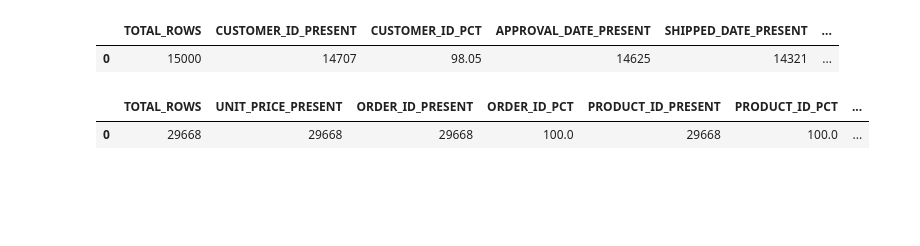
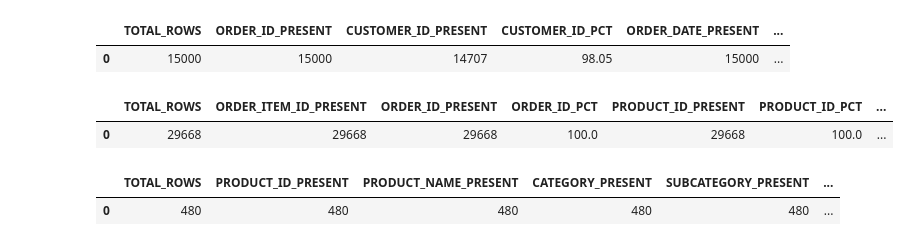
Before and after one commit to knurlybekov/novamart-analytics, a Jupyter notebook: sql/01_staging/01_completeness_profiling.ipynb, the cells around one changed output. Saved outputs shown, nothing was run; the diff lists cells and outputs as text; code cells hidden in the pictures; blank space fills up the shorter version.

```diff
--- a/sql/01_staging/01_completeness_profiling.ipynb
+++ b/sql/01_staging/01_completeness_profiling.ipynb
@@ -22,41 +22,32 @@ conn = snowflake.connector.connect(
 # %%
 query = """
 SELECT
     COUNT(*) AS total_rows,
     COUNT(order_id) AS order_id_present,
     COUNT(customer_id) AS customer_id_present,
     ROUND(100.0 * COUNT(customer_id) / COUNT(*), 2) AS customer_id_pct,
+    COUNT(order_date) AS order_date_present,
     COUNT(approval_date) AS approval_date_present,
     COUNT(shipped_date) AS shipped_date_present,
     COUNT(delivered_date) AS delivered_date_present,
     COUNT(estimated_delivery_date) AS est_delivery_present,
-    COUNT(unit_price) AS unit_price_present,
-    COUNT(item_weight_kg) AS item_weight_kg_present,
-    COUNT(order_date) AS order_date_present,
-    COUNT(carrier_id) AS carrier_present,
+    COUNT(order_status) AS order_status_present,
+    COUNT(seller_id) AS seller_id_present,
+    COUNT(carrier) AS carrier_present,
     COUNT(warehouse_origin) AS warehouse_origin_present,
     COUNT(num_items) AS num_items_present,
-    COUNT(shipped_cost) AS shipped_cost_present,
+    COUNT(order_total) AS order_total_present,
+    COUNT(shipping_cost) AS shipping_cost_present,
     COUNT(order_channel) AS order_channel_present,
+    COUNT_IF(delivered_date < order_date) AS impossible_dates
 FROM sales_raw."01_ORDERS";
 """
 
 df = pd.read_sql(query, conn)
 display(df)
-
-
-query = """
-SELECT
-    COUNT(delivered_date) AS delivered_date_present,
-    COUNT(delivered_date) WHERE order_status is not null,
-FROM sales_raw."02_ORDER_ITEMS";
-"""
-
-df = pd.read_sql(query, conn)
-display(df)
 # %% [output]
-|  | TOTAL_ROWS | CUSTOMER_ID_PRESENT | CUSTOMER_ID_PCT | APPROVAL_DATE_PRESENT | SHIPPED_DATE_PRESENT | ... |
-| 0 | 15000 | 14707 | 98.05 | 14625 | 14321 | ... |
+|  | TOTAL_ROWS | ORDER_ID_PRESENT | CUSTOMER_ID_PRESENT | CUSTOMER_ID_PCT | ORDER_DATE_PRESENT | ... |
+| 0 | 15000 | 15000 | 14707 | 98.05 | 15000 | ... |
 # %%
 query = """
 SELECT
@@ -64,28 +55,29 @@ SELECT
     COUNT(order_item_id) AS order_item_id_present,
     COUNT(order_id) AS order_id_present,
     ROUND(100.0 * COUNT(order_id) / COUNT(*), 2) AS order_id_pct,
-    COUNT(customer_id) AS customer_id_present,
-    ROUND(100.0 * COUNT(customer_id) / COUNT(*), 2) AS customer_id_pct,
     COUNT(product_id) AS product_id_present,
     ROUND(100.0 * COUNT(product_id) / COUNT(*), 2) AS product_id_pct,
     COUNT(seller_id) AS seller_id_present,
     ROUND(100.0 * COUNT(seller_id) / COUNT(*), 2) AS seller_id_pct,
     COUNT(quantity) AS quantity_present,
     COUNT(unit_price) AS unit_price_present,
-    COUNT(item_weight_kg) AS item_weight_kg_present,
+    COUNT(discount_pct) AS discount_pct_present,
+    COUNT(item_total) AS item_total_present,
+    COUNT(item_weight_kg) AS item_weight_kg_present
 FROM sales_raw."02_ORDER_ITEMS";
 """
 
 df = pd.read_sql(query, conn)
 display(df)
 # %% [output]
-|  | TOTAL_ROWS | UNIT_PRICE_PRESENT | ORDER_ID_PRESENT | ORDER_ID_PCT | PRODUCT_ID_PRESENT | PRODUCT_ID_PCT | ... |
+|  | TOTAL_ROWS | ORDER_ITEM_ID_PRESENT | ORDER_ID_PRESENT | ORDER_ID_PCT | PRODUCT_ID_PRESENT | PRODUCT_ID_PCT | ... |
 | 0 | 29668 | 29668 | 29668 | 100.0 | 29668 | 100.0 | ... |
 # %%
 query = """
 SELECT
     COUNT(*) AS total_rows,
     COUNT(product_id) AS product_id_present,
+    COUNT(product_name) AS product_name_present,
     COUNT(category) AS category_present,
     COUNT(subcategory) AS subcategory_present,
     COUNT(price) AS price_present,
@@ -93,12 +85,15 @@ SELECT
     COUNT(weight_kg) AS weight_kg_present,
     COUNT(length_cm) AS length_cm_present,
     COUNT(width_cm) AS width_cm_present,
-    COUNT(height_cm) AS height_cm_present,
+    COUNT(height_cm) AS height_cm_present
 FROM sales_raw."03_PRODUCTS";
 """
 
 df = pd.read_sql(query, conn)
 display(df)
+# %% [output]
+|  | TOTAL_ROWS | PRODUCT_ID_PRESENT | PRODUCT_NAME_PRESENT | CATEGORY_PRESENT | SUBCATEGORY_PRESENT | ... |
+| 0 | 480 | 480 | 480 | 480 | 480 | ... |
 # %%
 query = """
 SELECT
```
Also changed, not shown: parts of 9 cells of this notebook, 6 other files.
